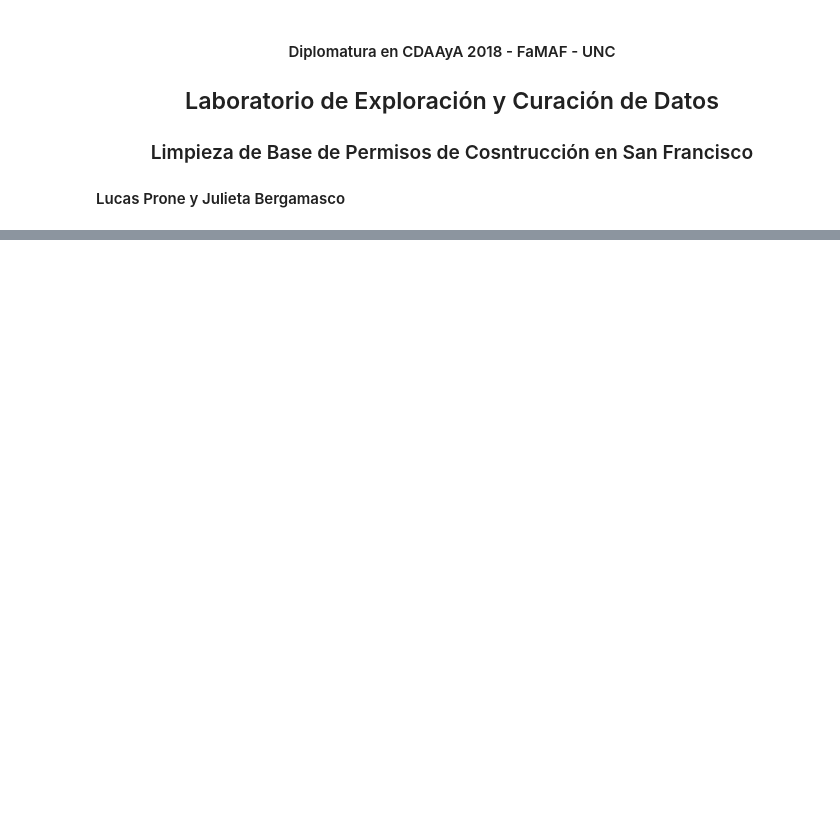
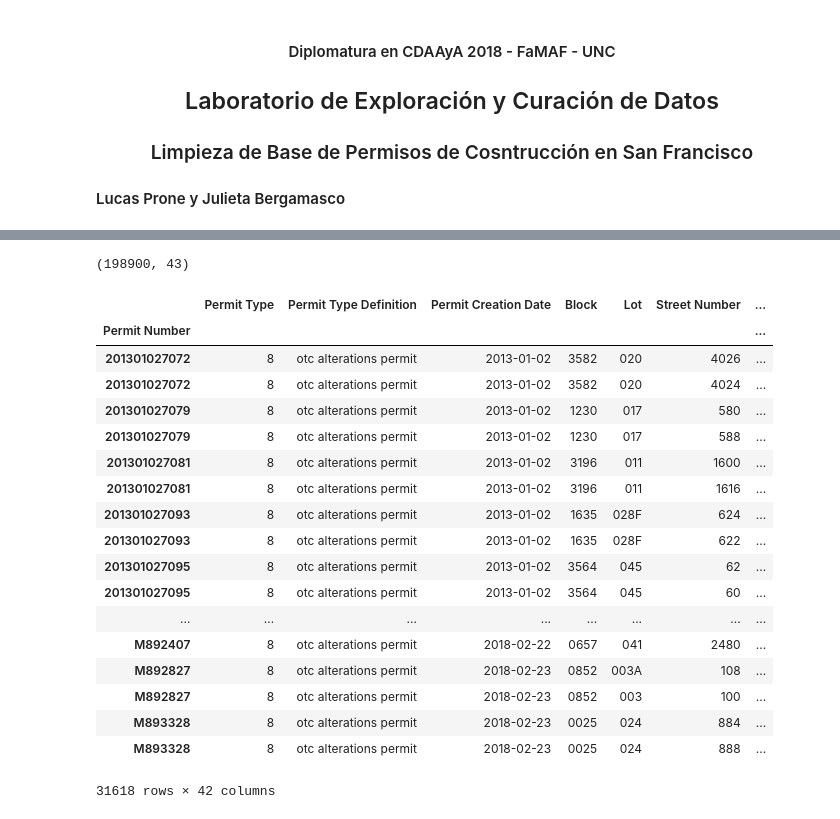
Before and after one commit to lprone/testDocker, a Jupyter notebook: notebooks/Laboratorio - L. Prone y J. Bergamasco.ipynb, the cells around one changed output, grey strips where cells are left out. Drawn from its saved outputs; the diff is of its cells as text; code cells hidden in the pictures; blank space fills up the shorter version.

```diff
--- a/notebooks/Laboratorio - L. Prone y J. Bergamasco.ipynb
+++ b/notebooks/Laboratorio - L. Prone y J. Bergamasco.ipynb
@@ -26,0 +339,28 @@ data.head(2)
+# %%
+data.shape
+# %% [output]
+(198900, 43)
+# %%
+data_ind = data.set_index("Permit Number")
+# %%
+data_ind[data_ind.index.duplicated(keep=False)].sort_index()
+# %% [output]
+|  | Permit Type | Permit Type Definition | Permit Creation Date | Block | Lot | Street Number | ... |
+| Permit Number |  |  |  |  |  |  | ... |
+| 201301027072 | 8 | otc alterations permit | 2013-01-02 | 3582 | 020 | 4026 | ... |
+| 201301027072 | 8 | otc alterations permit | 2013-01-02 | 3582 | 020 | 4024 | ... |
+| 201301027079 | 8 | otc alterations permit | 2013-01-02 | 1230 | 017 | 580 | ... |
+| 201301027079 | 8 | otc alterations permit | 2013-01-02 | 1230 | 017 | 588 | ... |
+| 201301027081 | 8 | otc alterations permit | 2013-01-02 | 3196 | 011 | 1600 | ... |
+| 201301027081 | 8 | otc alterations permit | 2013-01-02 | 3196 | 011 | 1616 | ... |
+| 201301027093 | 8 | otc alterations permit | 2013-01-02 | 1635 | 028F | 624 | ... |
+| 201301027093 | 8 | otc alterations permit | 2013-01-02 | 1635 | 028F | 622 | ... |
+| 201301027095 | 8 | otc alterations permit | 2013-01-02 | 3564 | 045 | 62 | ... |
+| 201301027095 | 8 | otc alterations permit | 2013-01-02 | 3564 | 045 | 60 | ... |
+| ... | ... | ... | ... | ... | ... | ... | ... |
+| M892407 | 8 | otc alterations permit | 2018-02-22 | 0657 | 041 | 2480 | ... |
+| M892827 | 8 | otc alterations permit | 2018-02-23 | 0852 | 003A | 108 | ... |
+| M892827 | 8 | otc alterations permit | 2018-02-23 | 0852 | 003 | 100 | ... |
+| M893328 | 8 | otc alterations permit | 2018-02-23 | 0025 | 024 | 884 | ... |
+| M893328 | 8 | otc alterations permit | 2018-02-23 | 0025 | 024 | 888 | ... |
+31618 rows × 42 columns
```
Also changed, not shown: parts of 58 cells of this notebook, 16 other files.
